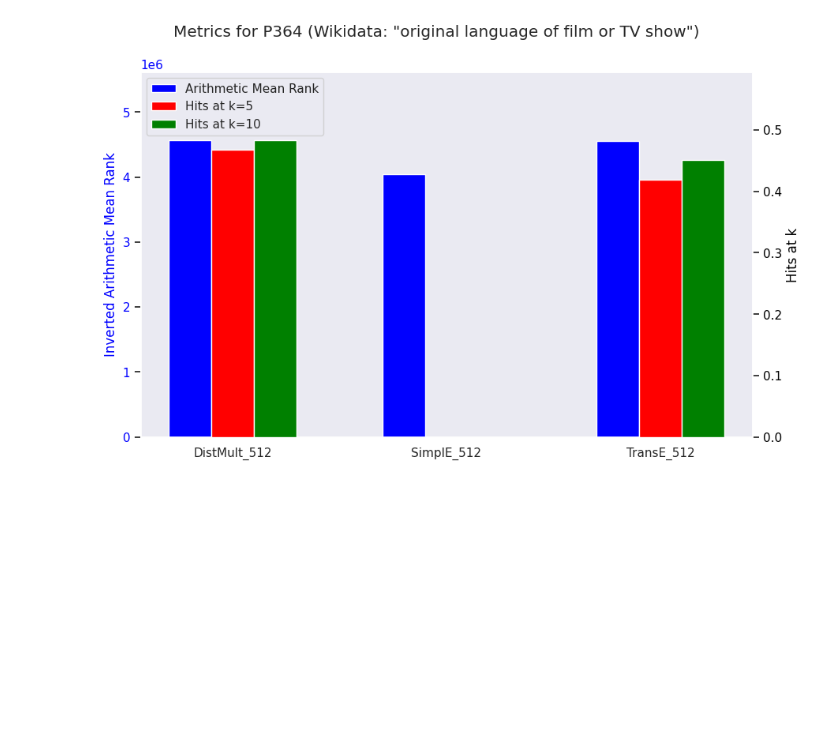
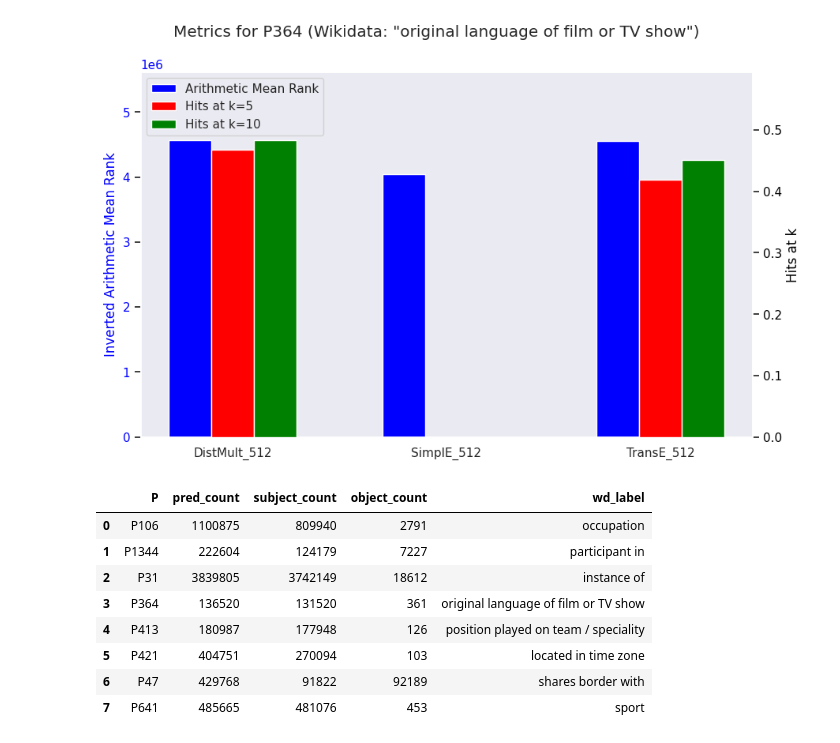
Before and after one commit to mortenterhart/KGE_Query_Completion, a Jupyter notebook: compare_example_predicates.ipynb, the cells around one changed output. Cells and saved outputs as stored; diff of their text form; code cells hidden in the pictures; blank space fills up the shorter version.

```diff
--- a/compare_example_predicates.ipynb
+++ b/compare_example_predicates.ipynb
@@ -445,3 +453,37 @@ plot_selected_predicate_metrics_grouped(dim512_predicate_metrics, example_predic
 [figure]
 [figure]
 [figure]
+# %%
+def compute_dataset_predicate_counts(predicates):
+    triples_df = wikidata5m_train[wikidata5m_train['P'].isin(predicates)]
+
+    predicate_counts = []
+    for pred, triples in triples_df.groupby(by='P'):
+        pred_count = len(triples)
+        subject_count = len(triples['S'].unique())
+        object_count = len(triples['O'].unique())
+
+        predicate_counts.append([pred, pred_count, subject_count, object_count])
+
+    predicate_counts_df = pd.DataFrame(predicate_counts, columns=['P', 'pred_count', 'subject_count', 'object_count'])
+
+    return predicate_counts_df
+
+
+example_predicate_counts = compute_dataset_predicate_counts(example_predicates)
+
+# Add Wikidata labels to dataframe
+for ex_pred, wd_label in zip(example_predicates, example_wd_labels):
+    example_predicate_counts.loc[example_predicate_counts['P'] == ex_pred, 'wd_label'] = wd_label
+
+example_predicate_counts
+# %% [output]
+|  | P | pred_count | subject_count | object_count | wd_label |
+| 0 | P106 | 1100875 | 809940 | 2791 | occupation |
+| 1 | P1344 | 222604 | 124179 | 7227 | participant in |
+| 2 | P31 | 3839805 | 3742149 | 18612 | instance of |
+| 3 | P364 | 136520 | 131520 | 361 | original language of film or TV show |
+| 4 | P413 | 180987 | 177948 | 126 | position played on team / speciality |
+| 5 | P421 | 404751 | 270094 | 103 | located in time zone |
+| 6 | P47 | 429768 | 91822 | 92189 | shares border with |
+| 7 | P641 | 485665 | 481076 | 453 | sport |
```
Also changed, not shown: parts of 6 cells of this notebook.
